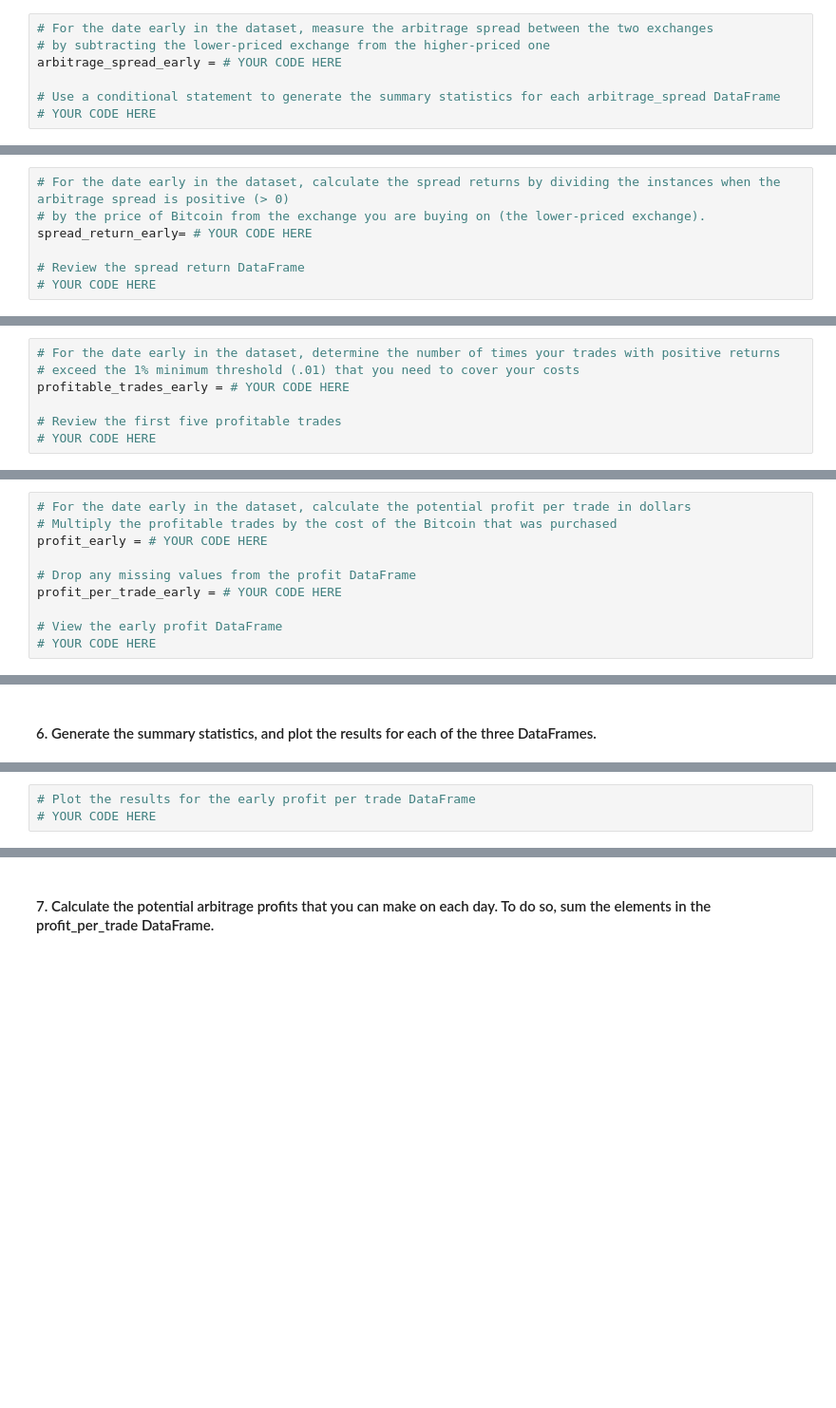
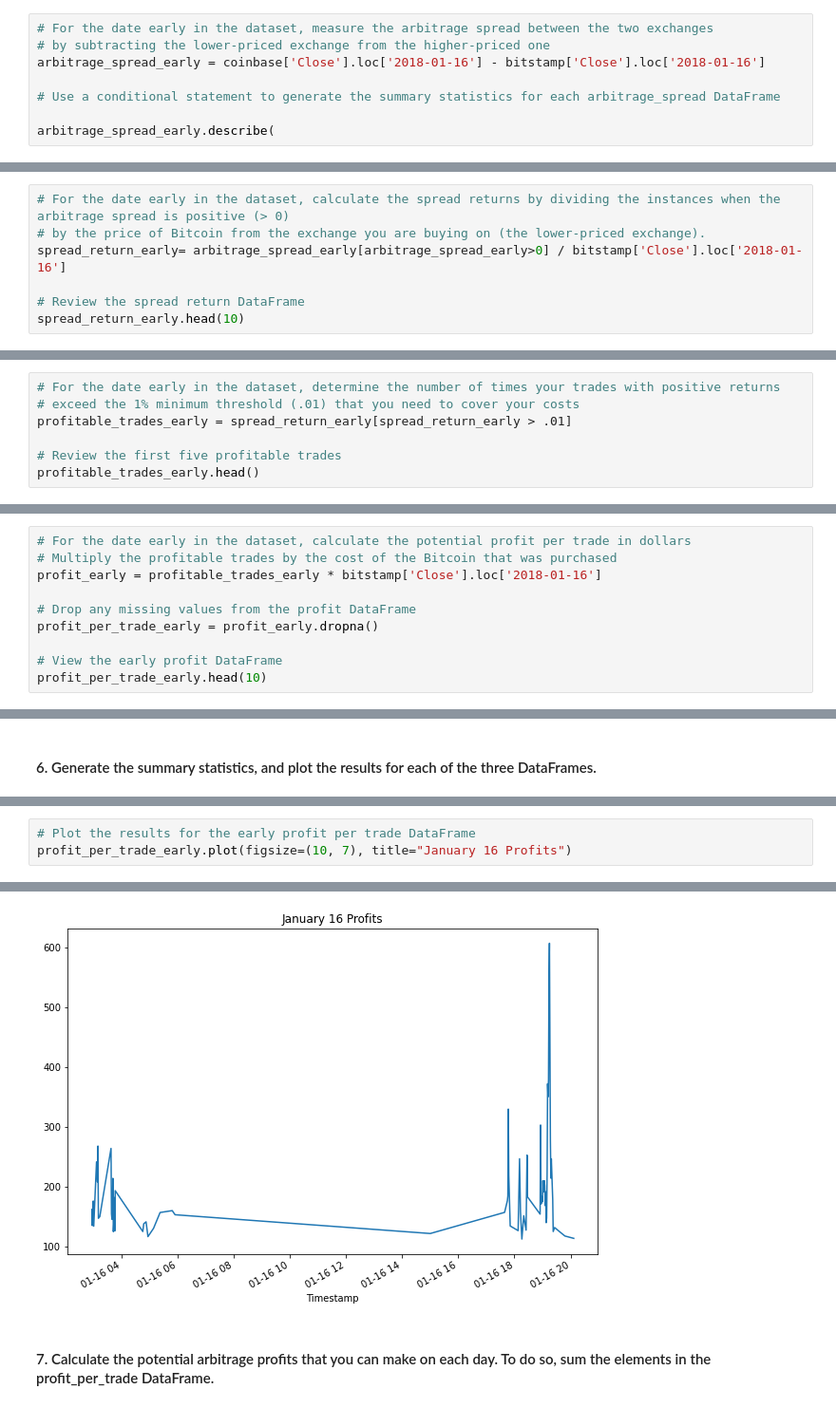
Before and after one commit to zvahidy/Crypto-Arbitrage, a Jupyter notebook: crypto_arbitrage.ipynb, the cells around one changed output, grey strips where cells are left out. Shown: that part at 95% size. Drawn from its saved outputs; the diff is of its cells as text; blank space fills up the shorter version.

Commit message:
calculated the arbitrage profits for early data

```diff
--- a/crypto_arbitrage.ipynb
+++ b/crypto_arbitrage.ipynb
@@ -527,16 +527,17 @@ Calculate the potential profits for each date that you selected in the previous
 # %%
 # For the date early in the dataset, measure the arbitrage spread between the two exchanges
 # by subtracting the lower-priced exchange from the higher-priced one
-arbitrage_spread_early = # YOUR CODE HERE
+arbitrage_spread_early = coinbase['Close'].loc['2018-01-16'] - bitstamp['Close'].loc['2018-01-16']
 
 # Use a conditional statement to generate the summary statistics for each arbitrage_spread DataFrame
-# YOUR CODE HERE
+
+arbitrage_spread_early.describe(
 # %% [markdown]
 #### 2. For each of the three dates, calculate the spread returns. To do so, divide the instances that have a positive arbitrage spread (that is, a spread greater than zero) by the price of Bitcoin from the exchange you’re buying on (that is, the lower-priced exchange). Review the resulting DataFrame.
 # %%
 # For the date early in the dataset, calculate the spread returns by dividing the instances when the arbitrage spread is positive (> 0)
 # by the price of Bitcoin from the exchange you are buying on (the lower-priced exchange).
-spread_return_early= # YOUR CODE HERE
+spread_return_early= arbitrage_spread_early[arbitrage_spread_early>0] / bitstamp['Close'].loc['2018-01-16']
 
 # Review the spread return DataFrame
-# YOUR CODE HERE
+spread_return_early.head(10)
@@ -545,7 +559,7 @@ spread_return_early= # YOUR CODE HERE
 # %%
 # For the date early in the dataset, determine the number of times your trades with positive returns
 # exceed the 1% minimum threshold (.01) that you need to cover your costs
-profitable_trades_early = # YOUR CODE HERE
+profitable_trades_early = spread_return_early[spread_return_early > .01]
 
 # Review the first five profitable trades
-# YOUR CODE HERE
+profitable_trades_early.head()
@@ -560,10 +592,10 @@ profitable_trades_early = # YOUR CODE HERE
 # %%
 # For the date early in the dataset, calculate the potential profit per trade in dollars
 # Multiply the profitable trades by the cost of the Bitcoin that was purchased
-profit_early = # YOUR CODE HERE
+profit_early = profitable_trades_early * bitstamp['Close'].loc['2018-01-16']
 
 # Drop any missing values from the profit DataFrame
-profit_per_trade_early = # YOUR CODE HERE
+profit_per_trade_early = profit_early.dropna()
 
 # View the early profit DataFrame
-# YOUR CODE HERE
+profit_per_trade_early.head(10)
@@ -575,3 +630,4 @@ profit_per_trade_early = # YOUR CODE HERE
 # %%
 # Plot the results for the early profit per trade DataFrame
-# YOUR CODE HERE
+profit_per_trade_early.plot(figsize=(10, 7), title="January 16 Profits")
+# %% [output]
@@ -578,3 +635,4 @@ profit_per_trade_early = # YOUR CODE HERE
+[figure, added]
 # %% [markdown]
 #### 7. Calculate the potential arbitrage profits that you can make on each day. To do so, sum the elements in the profit_per_trade DataFrame.
 # %%
```
Also changed, not shown: parts of 9 cells of this notebook.
